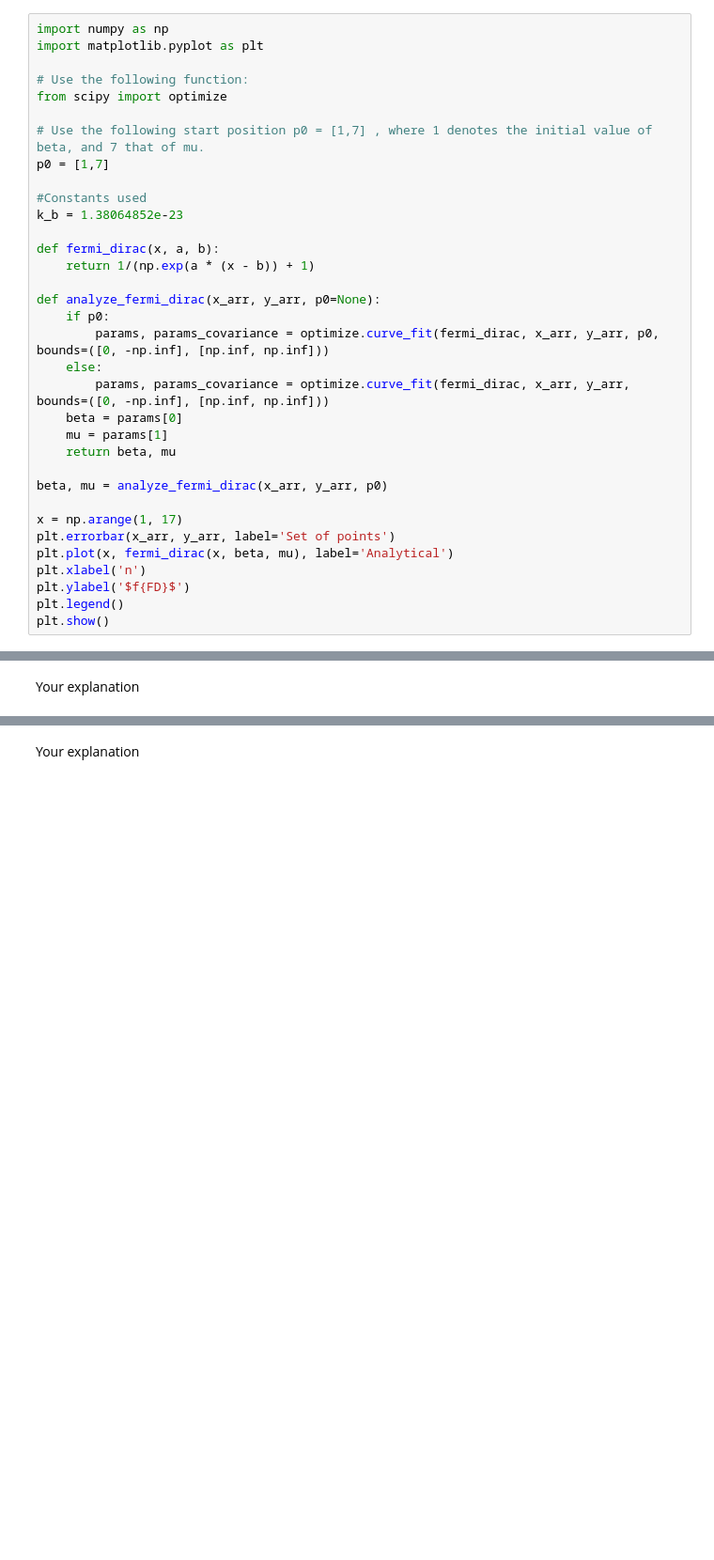
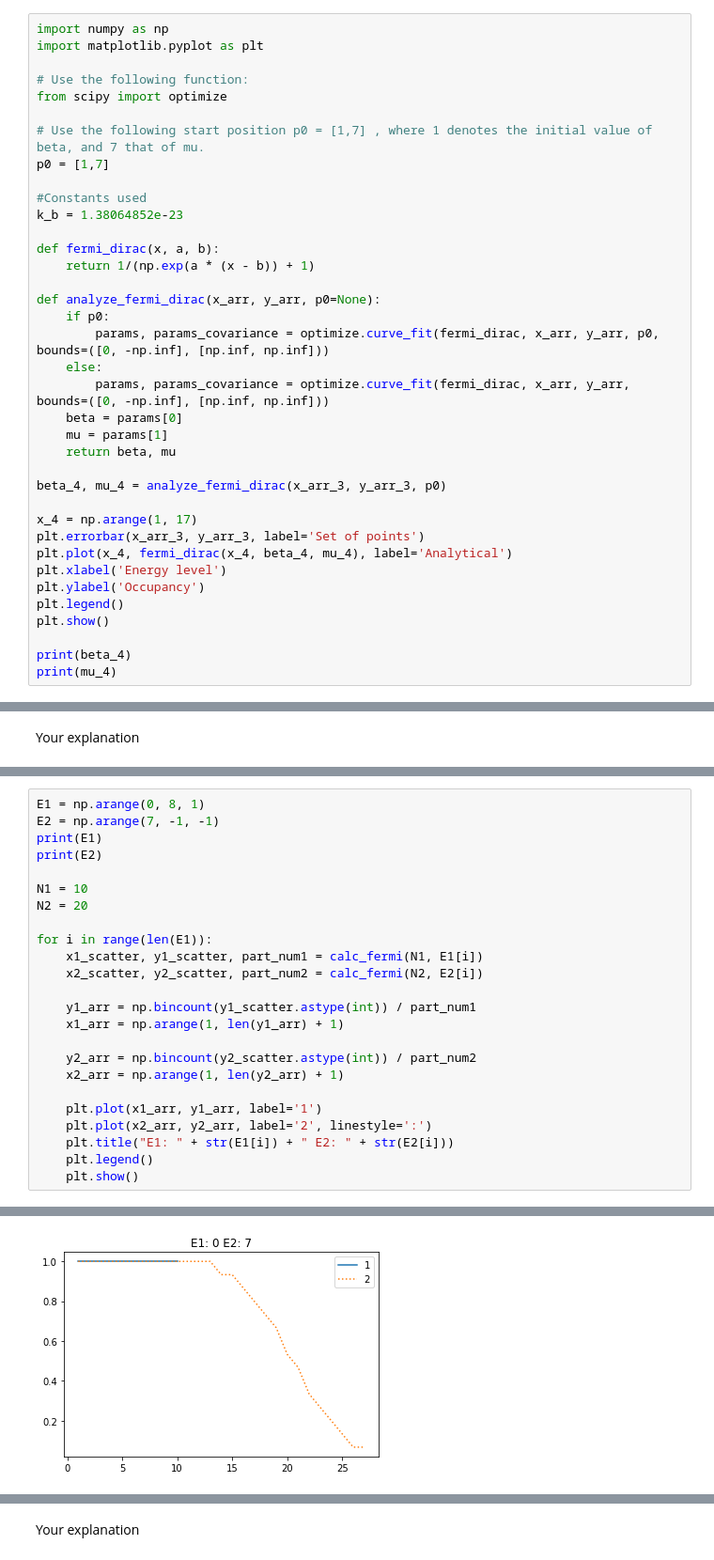
Before and after one commit to tmtenbrink/statfys, a Jupyter notebook: sf4.ipynb, the cells around one changed output, grey strips where cells are left out. Shown at 94% size. Drawn from its saved outputs; the diff is of its cells as text; blank space fills up the shorter version.

```diff
--- a/sf4.ipynb
+++ b/sf4.ipynb
@@ -100,14 +119,17 @@ def analyze_fermi_dirac(x_arr, y_arr, p0=None):
     mu = params[1]
     return beta, mu
 
-beta, mu = analyze_fermi_dirac(x_arr, y_arr, p0)
+beta_4, mu_4 = analyze_fermi_dirac(x_arr_3, y_arr_3, p0)
 
-x = np.arange(1, 17)
-plt.errorbar(x_arr, y_arr, label='Set of points')
-plt.plot(x, fermi_dirac(x, beta, mu), label='Analytical')
-plt.xlabel('n')
-plt.ylabel('$f{FD}$')
+x_4 = np.arange(1, 17)
+plt.errorbar(x_arr_3, y_arr_3, label='Set of points')
+plt.plot(x_4, fermi_dirac(x_4, beta_4, mu_4), label='Analytical')
+plt.xlabel('Energy level')
+plt.ylabel('Occupancy')
 plt.legend()
 plt.show()
+
+print(beta_4)
+print(mu_4)
 # %% [output]
 [figure]
@@ -208,0 +320,25 @@ Your explanation
+# %%
+E1 = np.arange(0, 8, 1)
+E2 = np.arange(7, -1, -1)
+print(E1)
+print(E2)
+
+N1 = 10
+N2 = 20
+
+for i in range(len(E1)):
+    x1_scatter, y1_scatter, part_num1 = calc_fermi(N1, E1[i])
+    x2_scatter, y2_scatter, part_num2 = calc_fermi(N2, E2[i])
+
+    y1_arr = np.bincount(y1_scatter.astype(int)) / part_num1
+    x1_arr = np.arange(1, len(y1_arr) + 1)
+
+    y2_arr = np.bincount(y2_scatter.astype(int)) / part_num2
+    x2_arr = np.arange(1, len(y2_arr) + 1)
+
+    plt.plot(x1_arr, y1_arr, label='1')
+    plt.plot(x2_arr, y2_arr, label='2', linestyle=':')
+    plt.title("E1: " + str(E1[i]) + " E2: " + str(E2[i]))
+    plt.legend()
+    plt.show()
+# %% [output]
@@ -208,0 +347 @@ Your explanation
+[figure, added]
```
Also changed, not shown: parts of 24 cells of this notebook.
